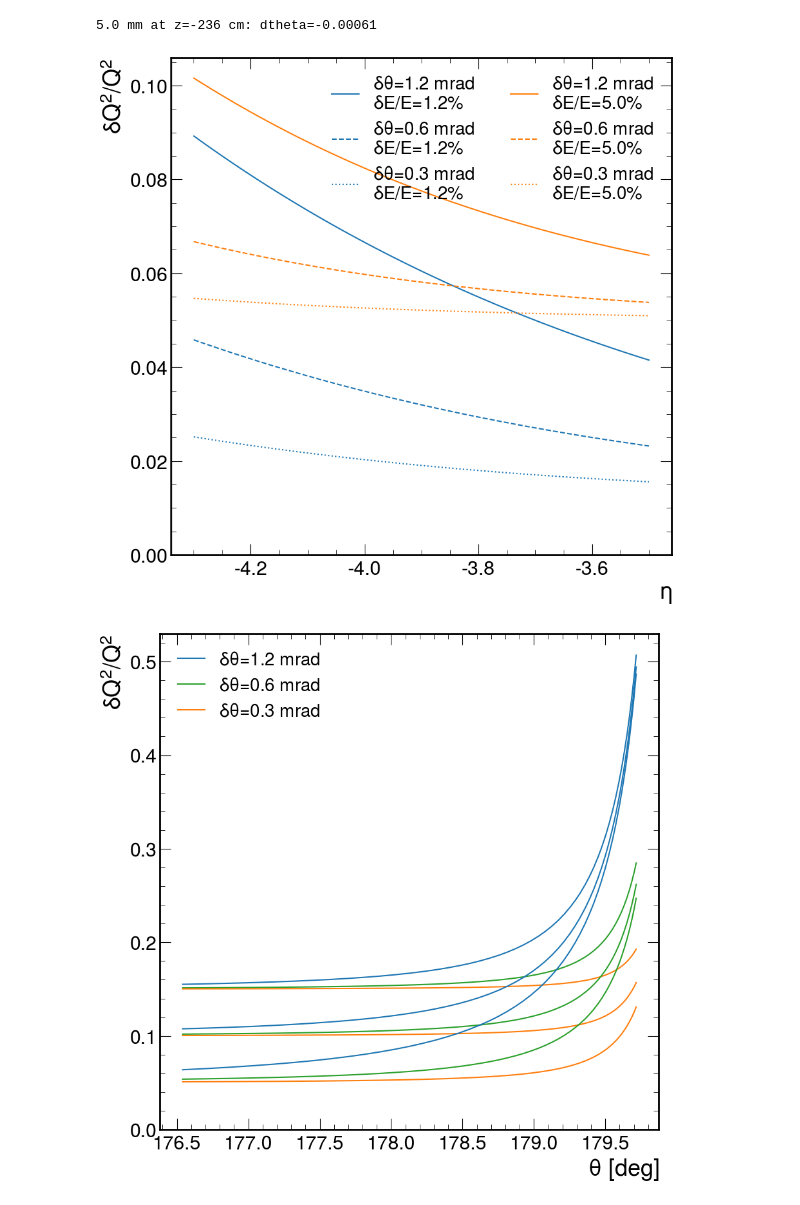
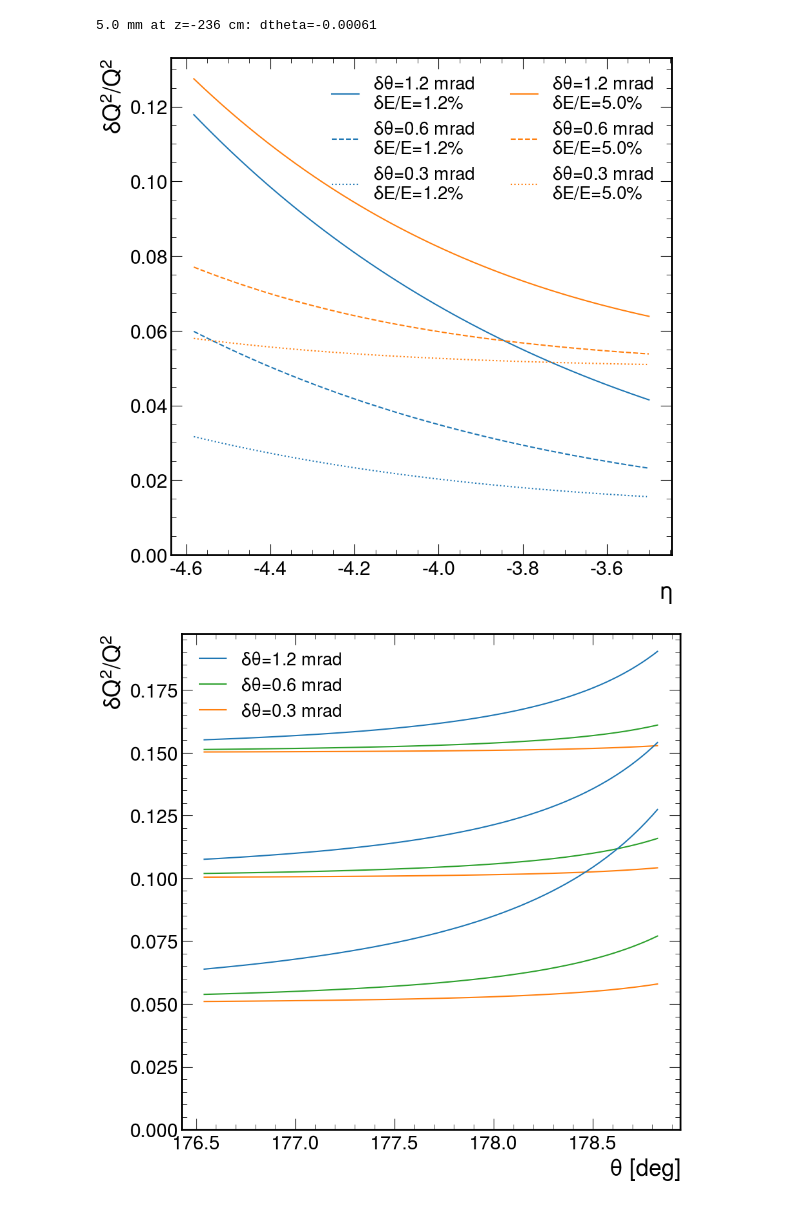
Before and after one commit to sebouh137/backwards_insert, a Jupyter notebook: BackwardsKinematics.ipynb, the cells around one changed output. Saved outputs shown, nothing was run; the diff lists cells and outputs as text; code cells hidden in the pictures.

```diff
--- a/BackwardsKinematics.ipynb
+++ b/BackwardsKinematics.ipynb
@@ -100,7 +100,7 @@ def Q2resfrac(eta, Eresfrac, thetares):
     return np.hypot(Eresfrac, thetares*np.tan(theta/2))
 # %%
 
-eta=np.linspace(-4.3, -3.5)
+eta=np.linspace(min_eta, -3.5)
 linestyles='- -- :'.split()
 colors='tab:blue tab:orange tab:green'.split()
 for i,Eresfrac in enumerate((0.012, 0.05)):
@@ -116,23 +116,23 @@ plt.ylabel('$\\delta Q^2/Q^2$')
 plt.legend(ncol=2, fontsize=20)
 plt.show()
 # %% [output]
-[figure, old version]
+[figure, new version]
 # %%
-eta=np.linspace(-6, -3.5)
+eta=np.linspace(min_eta, -3.5)
 for i,Eresfrac in enumerate((0.15, 0.10, 0.05)):
     colors='tab:blue tab:green tab:orange'.split()
     for j,thetares in enumerate((0.0012, 0.0006, 0.0003)):
         plt.plot(get_theta(eta)*180/np.pi, Q2resfrac(eta, Eresfrac, thetares),
                  label=f'$\delta\\theta$={1000*thetares:.1f} mrad' if i == 0 else None,
                 color=colors[j])
     #plt.text(-170, Eresfrac-.005, f"$\delta E/E$={100*Eresfrac:.0f}%", fontsize=20)
 
 plt.ylim(0)
 plt.xlabel('$\\theta$ [deg]')
 plt.ylabel('$\\delta Q^2/Q^2$')
 plt.legend(ncol=1, fontsize=20)
 
 
 plt.show()
 # %% [output]
-[figure, old version]
+[figure, new version]
```
Also changed, not shown: parts of 1 cell of this notebook.
